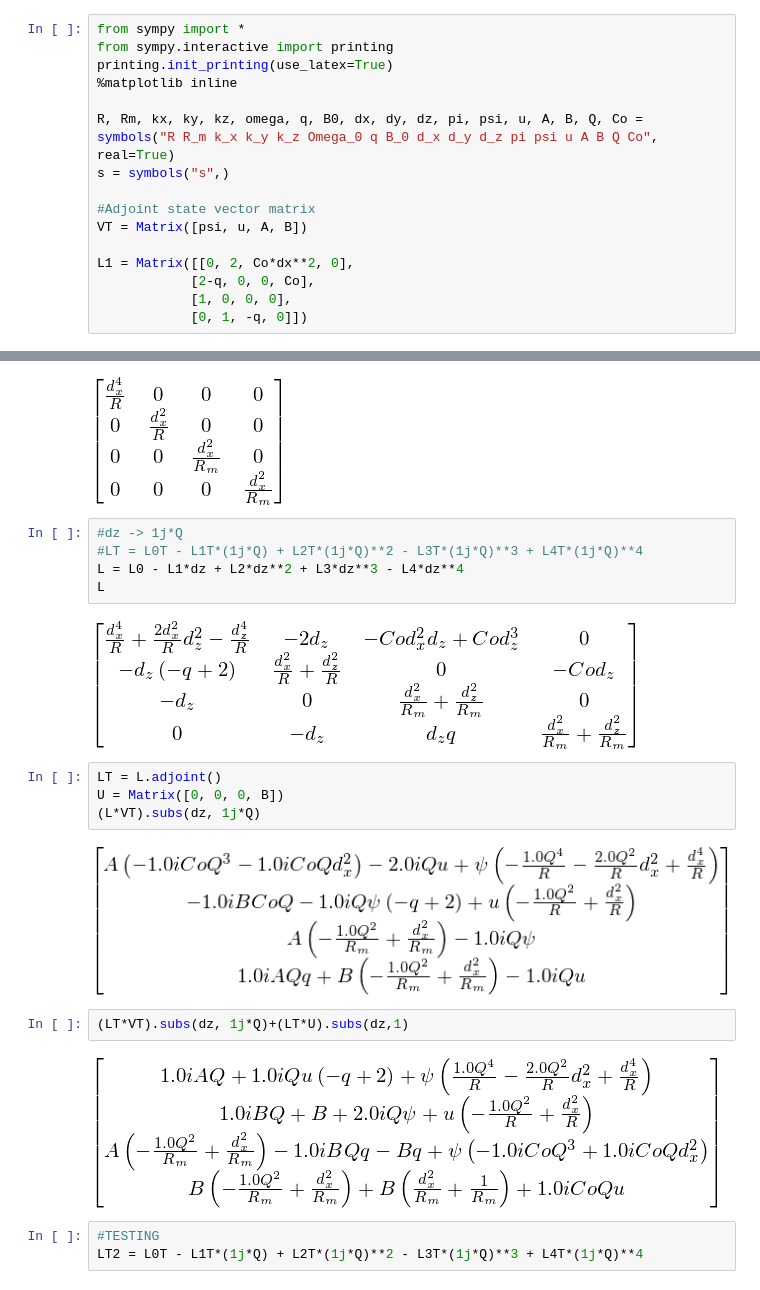
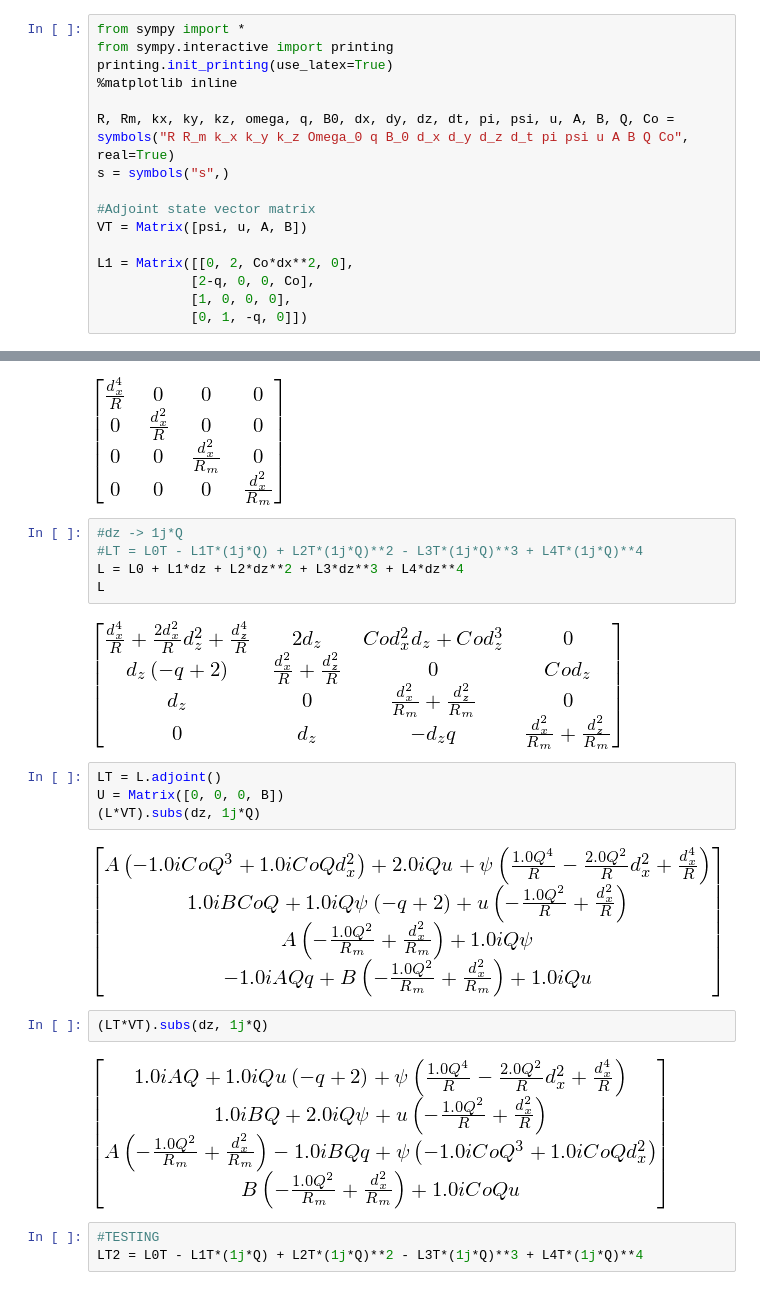
Before and after one commit to jsoishi/weakly_nonlinear_mri, a Jupyter notebook: python/adjoint solution.ipynb, the cells around one changed output, grey strips where cells are left out. Cells and saved outputs as stored; diff of their text form.

```diff
--- a/python/adjoint solution.ipynb
+++ b/python/adjoint solution.ipynb
@@ -31,7 +31,7 @@ from sympy.interactive import printing
 printing.init_printing(use_latex=True)
 %matplotlib inline
 
-R, Rm, kx, ky, kz, omega, q, B0, dx, dy, dz, pi, psi, u, A, B, Q, Co = symbols("R R_m k_x k_y k_z Omega_0 q B_0 d_x d_y d_z pi psi u A B Q Co", real=True)
+R, Rm, kx, ky, kz, omega, q, B0, dx, dy, dz, dt, pi, psi, u, A, B, Q, Co = symbols("R R_m k_x k_y k_z Omega_0 q B_0 d_x d_y d_z d_t pi psi u A B Q Co", real=True)
 s = symbols("s",)
 
 #Adjoint state vector matrix
@@ -94,20 +94,20 @@ L0T
 # %%
 #dz -> 1j*Q
 #LT = L0T - L1T*(1j*Q) + L2T*(1j*Q)**2 - L3T*(1j*Q)**3 + L4T*(1j*Q)**4
-L = L0 - L1*dz + L2*dz**2 + L3*dz**3 - L4*dz**4
+L = L0 + L1*dz + L2*dz**2 + L3*dz**3 + L4*dz**4
 L
 # %% [output]
-[figure, old version]
+[figure, new version]
 # %%
 LT = L.adjoint()
 U = Matrix([0, 0, 0, B])
 (L*VT).subs(dz, 1j*Q)
 # %% [output]
-[figure, old version]
+[figure, new version]
 # %%
-(LT*VT).subs(dz, 1j*Q)+(LT*U).subs(dz,1)
+(LT*VT).subs(dz, 1j*Q)
 # %% [output]
-[figure, old version]
+[figure, new version]
 # %%
 #TESTING
 LT2 = L0T - L1T*(1j*Q) + L2T*(1j*Q)**2 - L3T*(1j*Q)**3 + L4T*(1j*Q)**4
```
Also changed, not shown: parts of 7 cells of this notebook, 1 other file.
